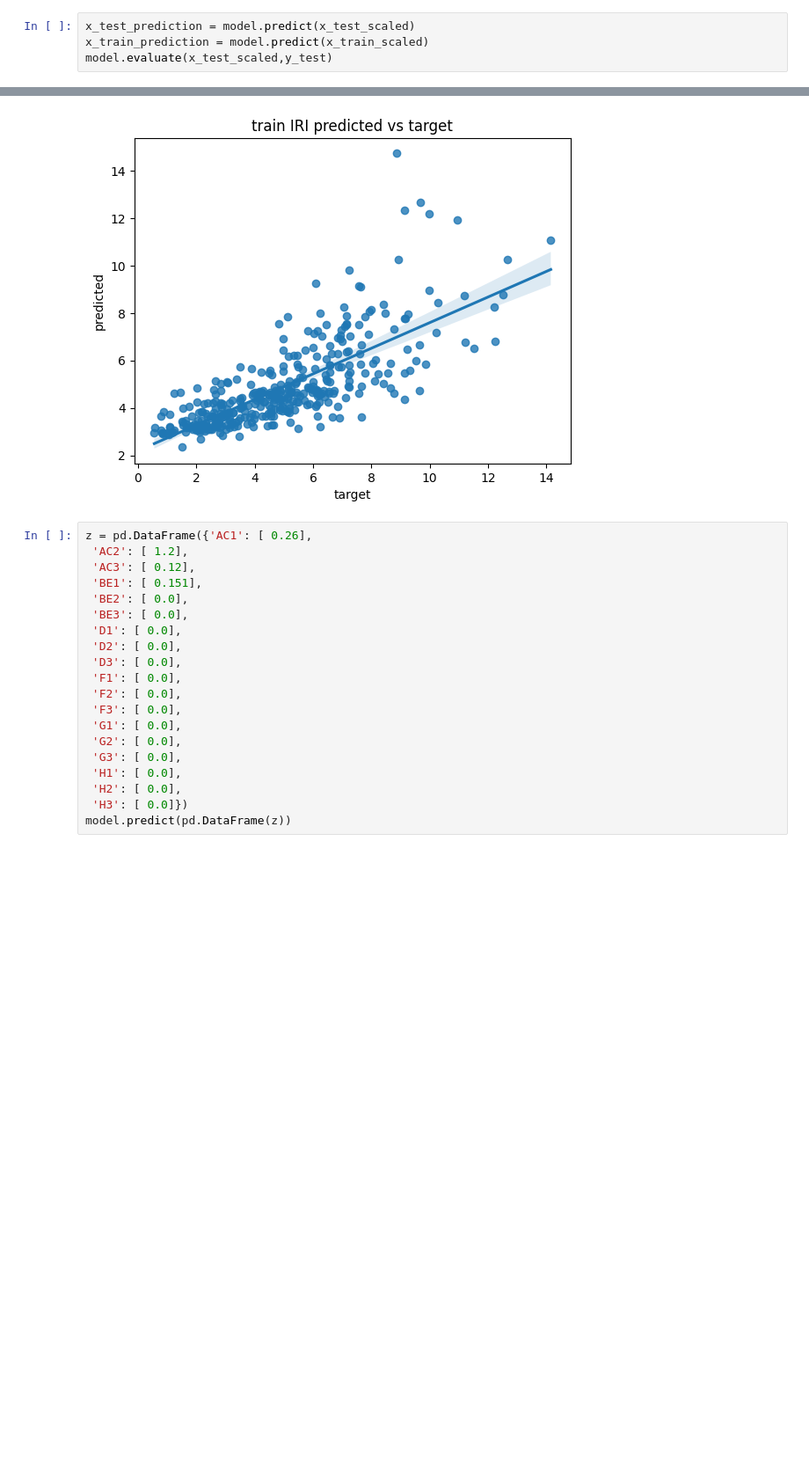
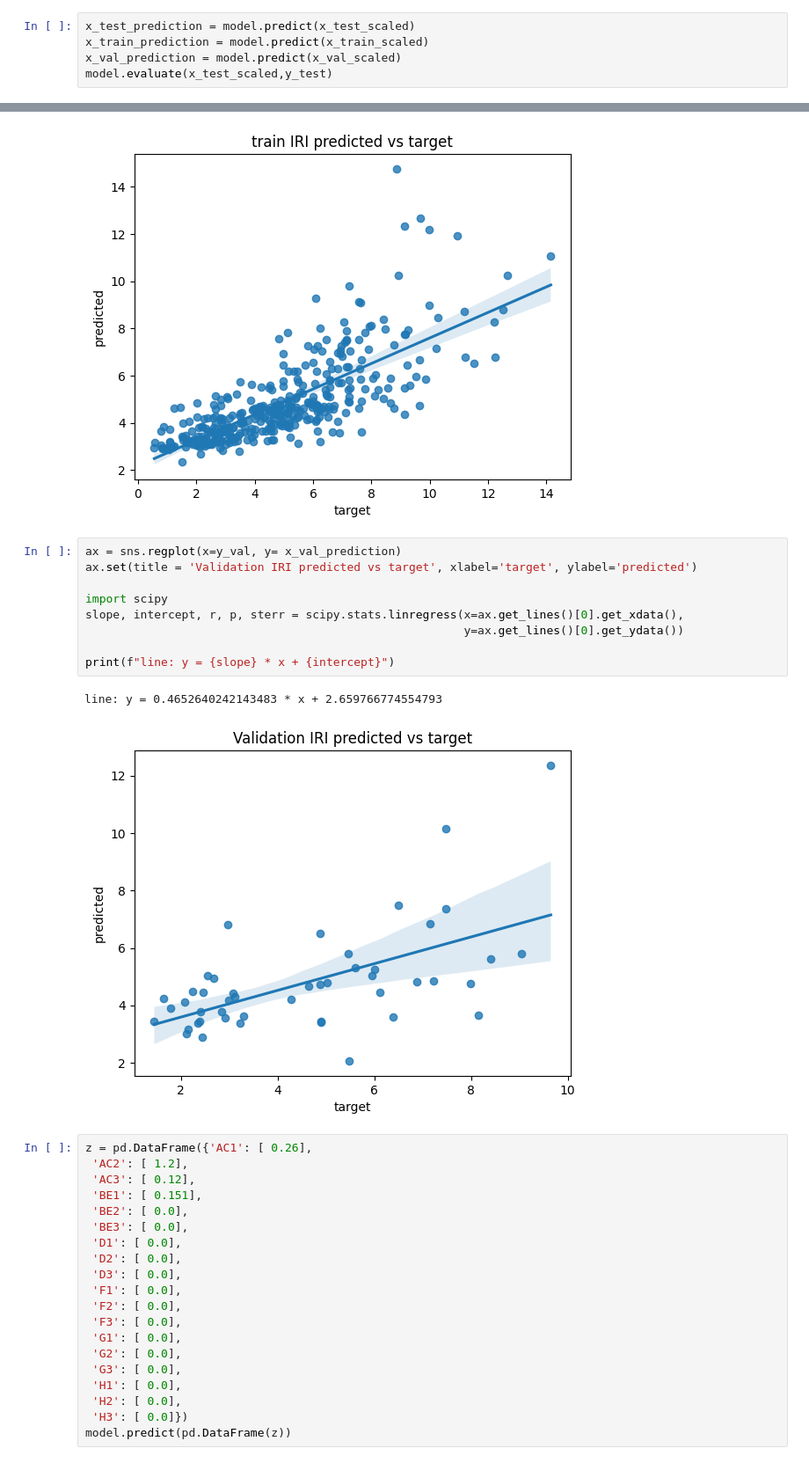
Before and after one commit to nishanKhanal/pci-prediction, a Jupyter notebook: iri/18/18_iri_ann.ipynb, the cells around one changed output, grey strips where cells are left out. Shown at 88% size. Saved outputs shown, nothing was run; the diff lists cells and outputs as text; blank space fills up the shorter version.

Commit message:
Add validation graph on IRI ann 18, 24 and pci 24

```diff
--- a/iri/18/18_iri_ann.ipynb
+++ b/iri/18/18_iri_ann.ipynb
@@ -189,5 +197,6 @@ plot_history(history, 'mse')
 # %%
 x_test_prediction = model.predict(x_test_scaled)
 x_train_prediction = model.predict(x_train_scaled)
+x_val_prediction = model.predict(x_val_scaled)
 model.evaluate(x_test_scaled,y_test)
 # %% [output]
@@ -246,6 +256,18 @@ print(f"line: y = {slope} * x + {intercept}")
 # %% [output]
 line: y = 0.5404531137588364 * x + 2.1899101219452173
 [figure]
+# %%
+ax = sns.regplot(x=y_val, y= x_val_prediction)
+ax.set(title = 'Validation IRI predicted vs target', xlabel='target', ylabel='predicted')
+
+import scipy
+slope, intercept, r, p, sterr = scipy.stats.linregress(x=ax.get_lines()[0].get_xdata(),
+                                                       y=ax.get_lines()[0].get_ydata())
+
+print(f"line: y = {slope} * x + {intercept}")
+# %% [output]
+line: y = 0.4652640242143483 * x + 2.659766774554793
+[figure, added]
 # %%
 z = pd.DataFrame({'AC1': [ 0.26],
  'AC2': [ 1.2],
```
Also changed, not shown: parts of 6 cells of this notebook, 2 other files.
